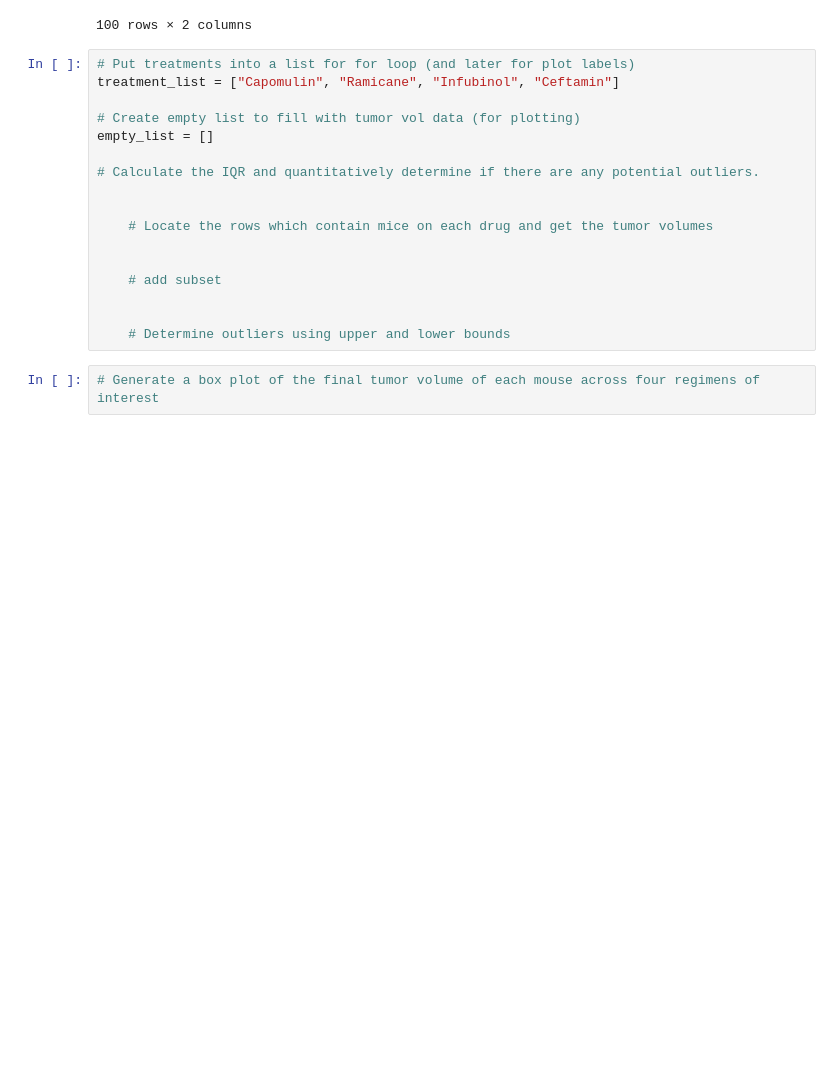
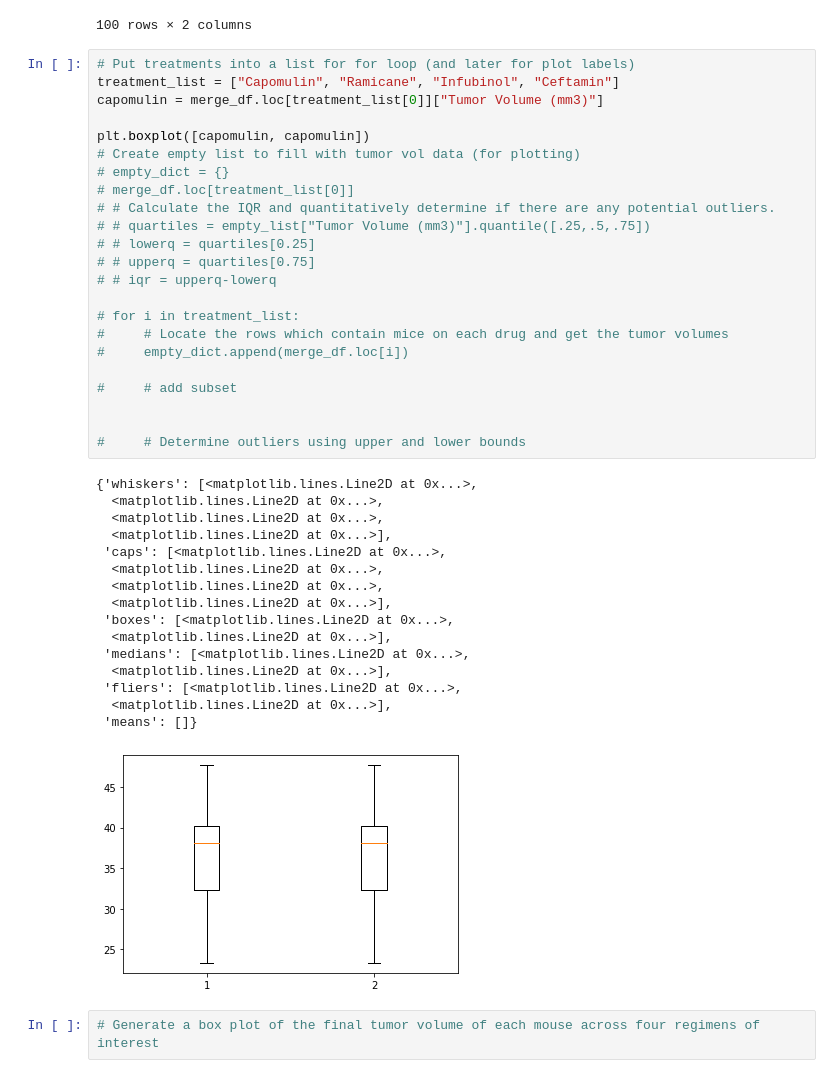
Before and after one commit to BNY-Lemon/matplotlib-challenge, a Jupyter notebook: pymaceuticals_starter.ipynb, the cells around one changed output. Cells and saved outputs as stored; diff of their text form; blank space fills up the shorter version.

```diff
--- a/pymaceuticals_starter.ipynb
+++ b/pymaceuticals_starter.ipynb
@@ -215,20 +215,43 @@ merge_df
 # %%
 # Put treatments into a list for for loop (and later for plot labels)
 treatment_list = ["Capomulin", "Ramicane", "Infubinol", "Ceftamin"]
+capomulin = merge_df.loc[treatment_list[0]]["Tumor Volume (mm3)"]
 
+plt.boxplot([capomulin, capomulin])
 # Create empty list to fill with tumor vol data (for plotting)
-empty_list = []
+# empty_dict = {}
+# merge_df.loc[treatment_list[0]]
+# # Calculate the IQR and quantitatively determine if there are any potential outliers.
+# # quartiles = empty_list["Tumor Volume (mm3)"].quantile([.25,.5,.75])
+# # lowerq = quartiles[0.25]
+# # upperq = quartiles[0.75]
+# # iqr = upperq-lowerq
 
-# Calculate the IQR and quantitatively determine if there are any potential outliers.
+# for i in treatment_list:
+#     # Locate the rows which contain mice on each drug and get the tumor volumes
+#     empty_dict.append(merge_df.loc[i])
+
+#     # add subset
 
 
-    # Locate the rows which contain mice on each drug and get the tumor volumes
-
-
-    # add subset
-
-
-    # Determine outliers using upper and lower bounds
+#     # Determine outliers using upper and lower bounds
+# %% [output]
+{'whiskers': [<matplotlib.lines.Line2D at 0x...>,
+  <matplotlib.lines.Line2D at 0x...>,
+  <matplotlib.lines.Line2D at 0x...>,
+  <matplotlib.lines.Line2D at 0x...>],
+ 'caps': [<matplotlib.lines.Line2D at 0x...>,
+  <matplotlib.lines.Line2D at 0x...>,
+  <matplotlib.lines.Line2D at 0x...>,
+  <matplotlib.lines.Line2D at 0x...>],
+ 'boxes': [<matplotlib.lines.Line2D at 0x...>,
+  <matplotlib.lines.Line2D at 0x...>],
+ 'medians': [<matplotlib.lines.Line2D at 0x...>,
+  <matplotlib.lines.Line2D at 0x...>],
+ 'fliers': [<matplotlib.lines.Line2D at 0x...>,
+  <matplotlib.lines.Line2D at 0x...>],
+ 'means': []}
+[figure, added]
 # %%
 # Generate a box plot of the final tumor volume of each mouse across four regimens of interest
 # %% [markdown]
```
Also changed, not shown: parts of 4 cells of this notebook.
